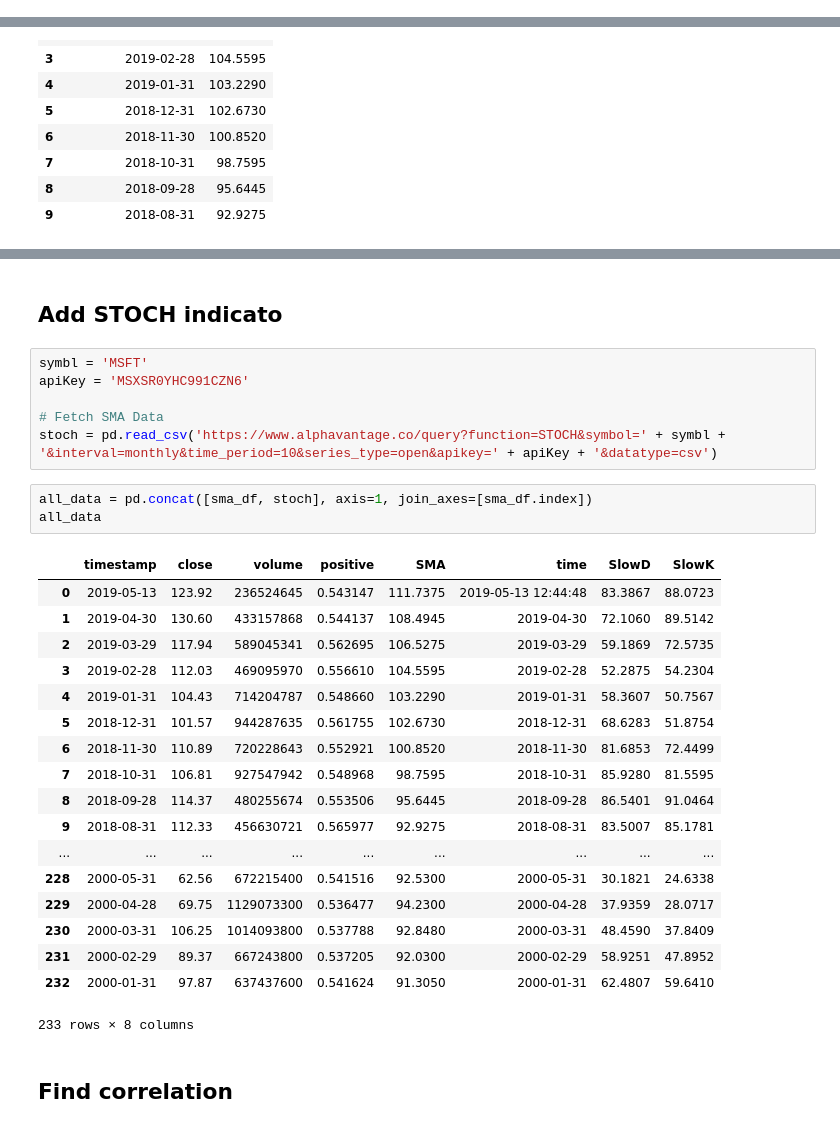
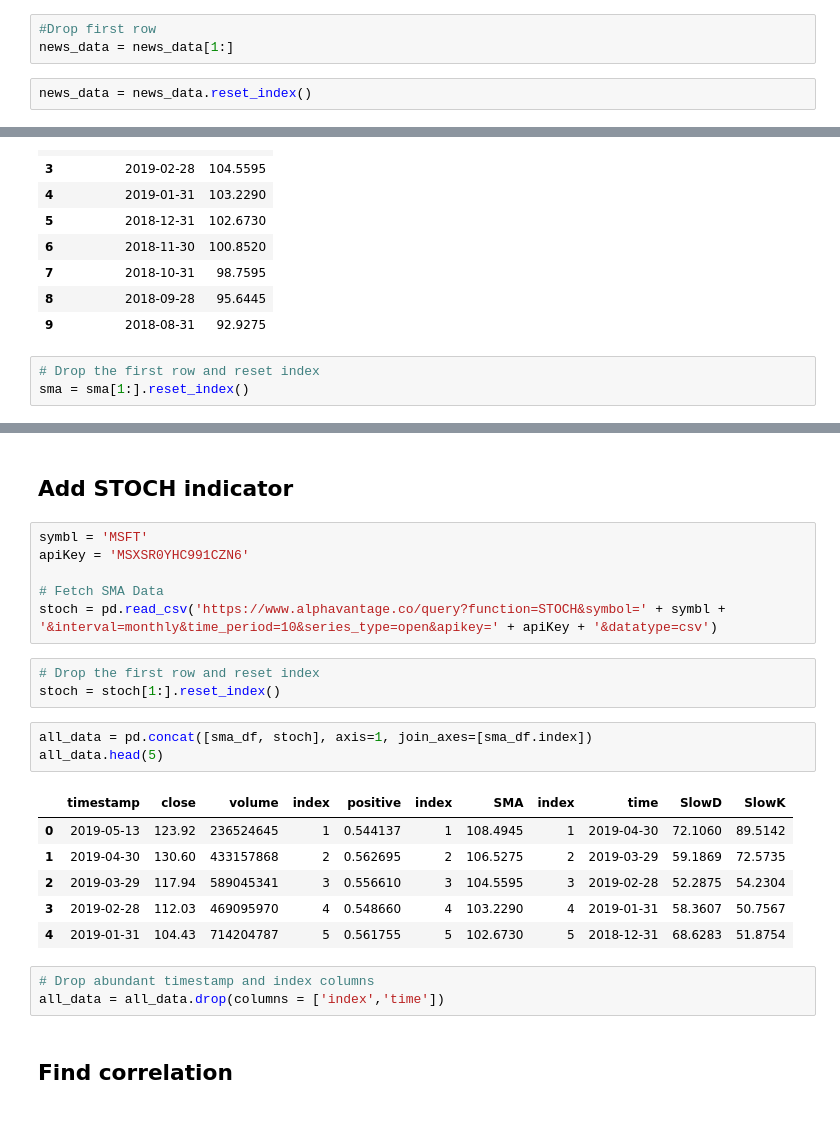
Before and after one commit to thu2pham/StockForecasting, a Jupyter notebook: event_based_forecasting.ipynb, the cells around one changed output, grey strips where cells are left out. Saved outputs shown, nothing was run; the diff lists cells and outputs as text.

```diff
--- a/event_based_forecasting.ipynb
+++ b/event_based_forecasting.ipynb
@@ -186,4 +197,9 @@ news_data.head(10)
 | 7 | 2018 | 10 | 0.548968 |
 | 8 | 2018 | 9 | 0.553506 |
 | 9 | 2018 | 8 | 0.565977 |
+# %%
+#Drop first row
+news_data = news_data[1:]
+# %%
+news_data = news_data.reset_index()
 # %%
@@ -224,5 +236,8 @@ sma.head(10)
 | 7 | 2018-10-31 | 98.7595 |
 | 8 | 2018-09-28 | 95.6445 |
 | 9 | 2018-08-31 | 92.9275 |
+# %%
+# Drop the first row and reset index
+sma = sma[1:].reset_index()
 # %%
 sma_df = pd.concat([sentimental_df, sma], axis=1, join_axes=[sentimental_df.index])
@@ -271,33 +259,27 @@ sma_df
 # %% [markdown]
-## Add STOCH indicato
+## Add STOCH indicator
 # %%
 symbl = 'MSFT'
 apiKey = 'MSXSR0YHC991CZN6'
 
 # Fetch SMA Data
 stoch = pd.read_csv('https://www.alphavantage.co/query?function=STOCH&symbol=' + symbl + '&interval=monthly&time_period=10&series_type=open&apikey=' + apiKey + '&datatype=csv')
+# %%
+# Drop the first row and reset index
+stoch = stoch[1:].reset_index()
 # %%
 all_data = pd.concat([sma_df, stoch], axis=1, join_axes=[sma_df.index])
-all_data
+all_data.head(5)
 # %% [output]
-|  | timestamp | close | volume | positive | SMA | time | SlowD | SlowK |
-| 0 | 2019-05-13 | 123.92 | 236524645 | 0.543147 | 111.7375 | 2019-05-13 12:44:48 | 83.3867 | 88.0723 |
-| 1 | 2019-04-30 | 130.60 | 433157868 | 0.544137 | 108.4945 | 2019-04-30 | 72.1060 | 89.5142 |
-| 2 | 2019-03-29 | 117.94 | 589045341 | 0.562695 | 106.5275 | 2019-03-29 | 59.1869 | 72.5735 |
-| 3 | 2019-02-28 | 112.03 | 469095970 | 0.556610 | 104.5595 | 2019-02-28 | 52.2875 | 54.2304 |
-| 4 | 2019-01-31 | 104.43 | 714204787 | 0.548660 | 103.2290 | 2019-01-31 | 58.3607 | 50.7567 |
-| 5 | 2018-12-31 | 101.57 | 944287635 | 0.561755 | 102.6730 | 2018-12-31 | 68.6283 | 51.8754 |
-| 6 | 2018-11-30 | 110.89 | 720228643 | 0.552921 | 100.8520 | 2018-11-30 | 81.6853 | 72.4499 |
-| 7 | 2018-10-31 | 106.81 | 927547942 | 0.548968 | 98.7595 | 2018-10-31 | 85.9280 | 81.5595 |
-| 8 | 2018-09-28 | 114.37 | 480255674 | 0.553506 | 95.6445 | 2018-09-28 | 86.5401 | 91.0464 |
-| 9 | 2018-08-31 | 112.33 | 456630721 | 0.565977 | 92.9275 | 2018-08-31 | 83.5007 | 85.1781 |
-| ... | ... | ... | ... | ... | ... | ... | ... | ... |
-| 228 | 2000-05-31 | 62.56 | 672215400 | 0.541516 | 92.5300 | 2000-05-31 | 30.1821 | 24.6338 |
-| 229 | 2000-04-28 | 69.75 | 1129073300 | 0.536477 | 94.2300 | 2000-04-28 | 37.9359 | 28.0717 |
-| 230 | 2000-03-31 | 106.25 | 1014093800 | 0.537788 | 92.8480 | 2000-03-31 | 48.4590 | 37.8409 |
-| 231 | 2000-02-29 | 89.37 | 667243800 | 0.537205 | 92.0300 | 2000-02-29 | 58.9251 | 47.8952 |
-| 232 | 2000-01-31 | 97.87 | 637437600 | 0.541624 | 91.3050 | 2000-01-31 | 62.4807 | 59.6410 |
+|  | timestamp | close | volume | index | positive | index | SMA | index | time | SlowD | SlowK |
+| 0 | 2019-05-13 | 123.92 | 236524645 | 1 | 0.544137 | 1 | 108.4945 | 1 | 2019-04-30 | 72.1060 | 89.5142 |
+| 1 | 2019-04-30 | 130.60 | 433157868 | 2 | 0.562695 | 2 | 106.5275 | 2 | 2019-03-29 | 59.1869 | 72.5735 |
+| 2 | 2019-03-29 | 117.94 | 589045341 | 3 | 0.556610 | 3 | 104.5595 | 3 | 2019-02-28 | 52.2875 | 54.2304 |
+| 3 | 2019-02-28 | 112.03 | 469095970 | 4 | 0.548660 | 4 | 103.2290 | 4 | 2019-01-31 | 58.3607 | 50.7567 |
+| 4 | 2019-01-31 | 104.43 | 714204787 | 5 | 0.561755 | 5 | 102.6730 | 5 | 2018-12-31 | 68.6283 | 51.8754 |
-233 rows × 8 columns
+# %%
+# Drop abundant timestamp and index columns
+all_data = all_data.drop(columns = ['index','time'])
 # %% [markdown]
 ## Find correlation
 # %%
```
Also changed, not shown: parts of 7 cells of this notebook.
